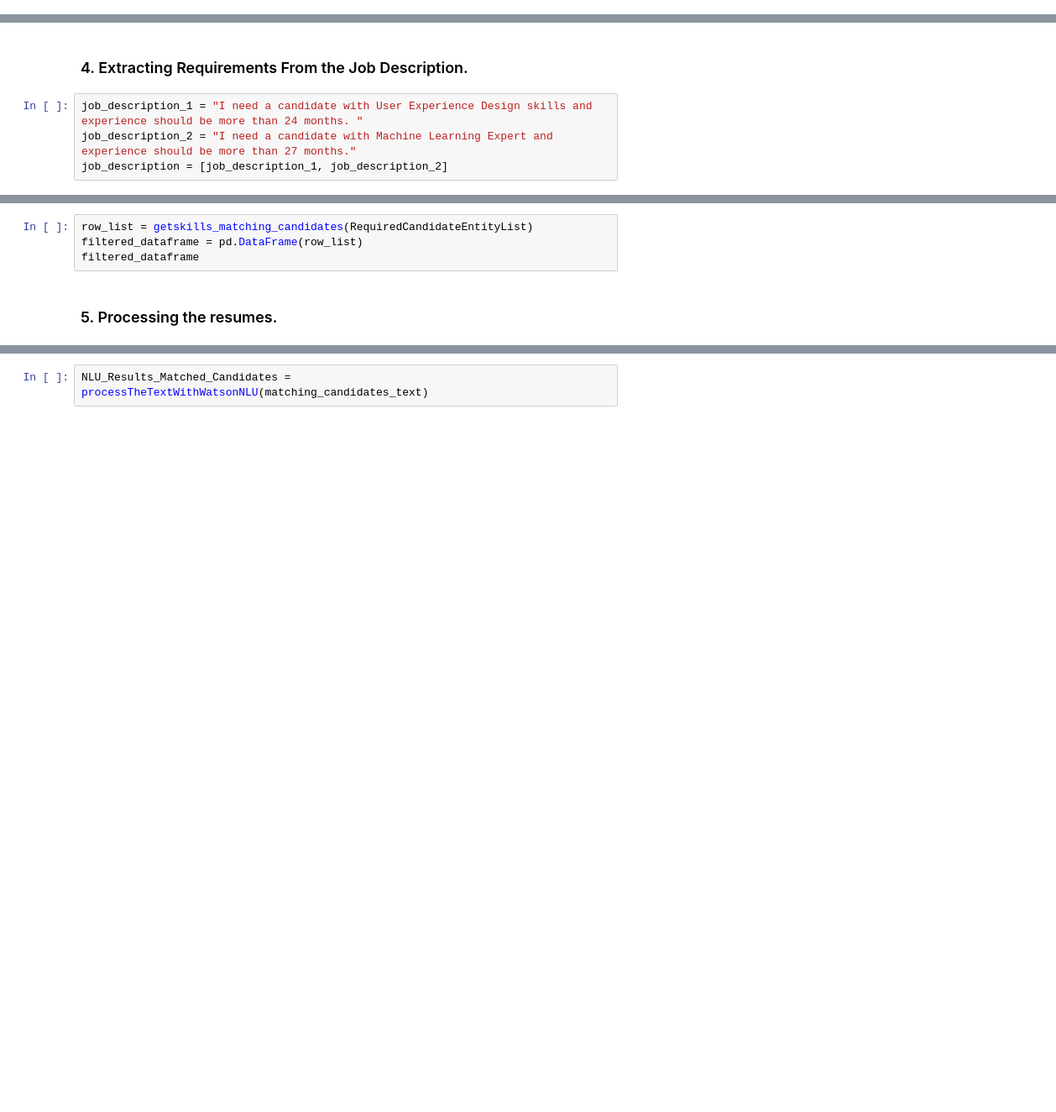
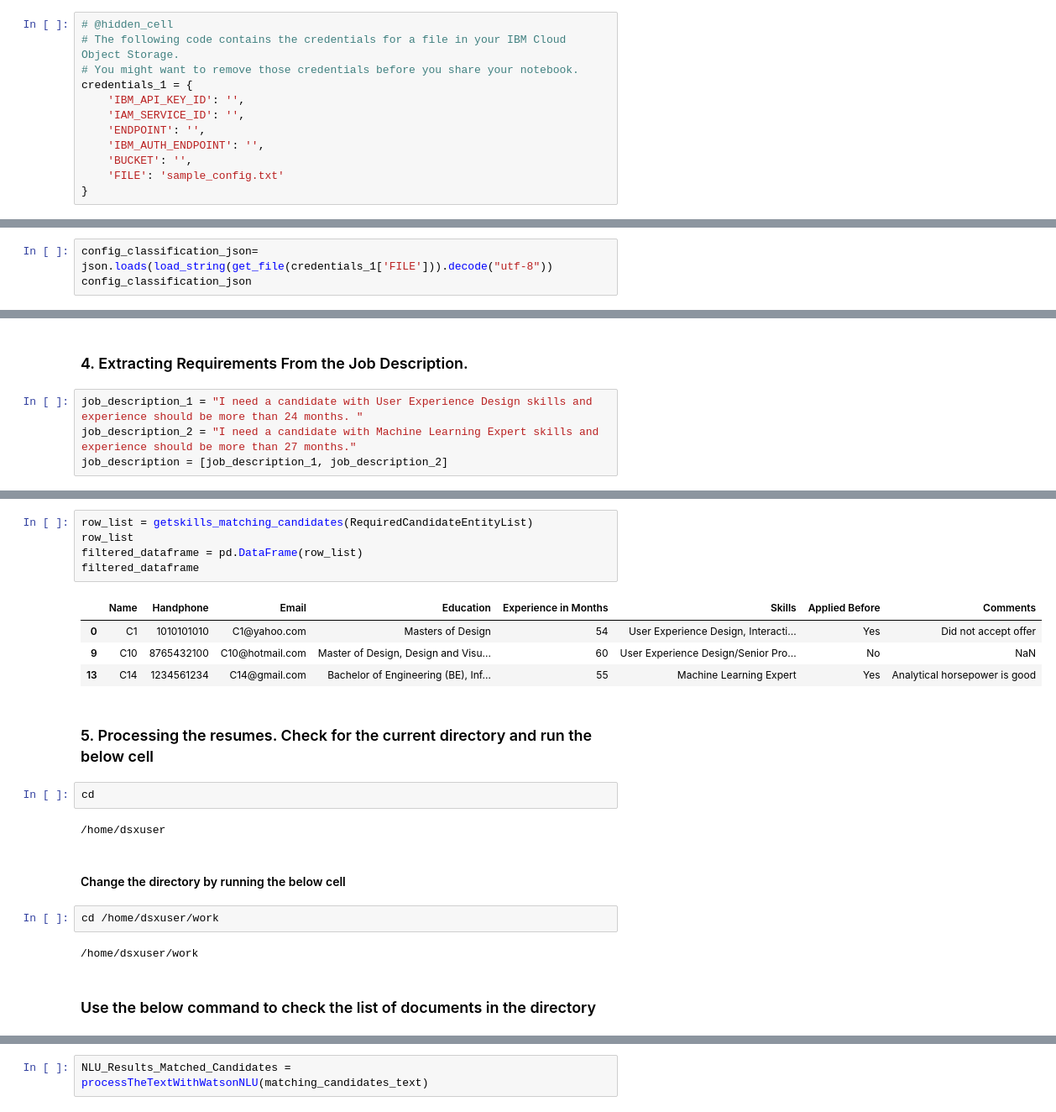
Before and after one commit to IBM/generate-insights-from-data-formats-with-watson, a Jupyter notebook: notebook/get_recommendations.ipynb, the cells around one changed output, grey strips where cells are left out. Shown at 84% size. Drawn from its saved outputs; the diff is of its cells as text; blank space fills up the shorter version.

```diff
--- a/notebook/get_recommendations.ipynb
+++ b/notebook/get_recommendations.ipynb
@@ -96,0 +91,12 @@ stu_df = df_data_1
+# %%
+# @hidden_cell
+# The following code contains the credentials for a file in your IBM Cloud Object Storage.
+# You might want to remove those credentials before you share your notebook.
+credentials_1 = {
+    'IBM_API_KEY_ID': '',
+    'IAM_SERVICE_ID': '',
+    'ENDPOINT': '',
+    'IBM_AUTH_ENDPOINT': '',
+    'BUCKET': '',
+    'FILE': 'sample_config.txt'
+}
@@ -96,0 +145,3 @@ stu_df = df_data_1
+# %%
+config_classification_json= json.loads(load_string(get_file(credentials_1['FILE'])).decode("utf-8"))
+config_classification_json
@@ -241,7 +326,7 @@ def replace_unicode_strings(response):
 ### 4. Extracting Requirements From the Job Description.
 # %%
 job_description_1 = "I need a candidate with User Experience Design skills and experience should be more than 24 months. "
-job_description_2 = "I need a candidate with Machine Learning Expert and experience should be more than 27 months."
+job_description_2 = "I need a candidate with Machine Learning Expert skills and experience should be more than 27 months."
 job_description = [job_description_1, job_description_2]
 # %%
 def getrequirements(job_description):
@@ -293,6 +406,24 @@ RequiredCandidateEntityList = getRequiredCandidateEntityList(requirement_jd)
 # %%
 row_list = getskills_matching_candidates(RequiredCandidateEntityList)
+row_list
 filtered_dataframe = pd.DataFrame(row_list)
 filtered_dataframe
+# %% [output]
+|  | Name | Handphone | Email | Education | Experience in Months | Skills | Applied Before | Comments |
+| 0 | C1 | 1010101010 | C1@yahoo.com | Masters of Design | 54 | User Experience Design, Interacti... | Yes | Did not accept offer |
+| 9 | C10 | 8765432100 | C10@hotmail.com | Master of Design, Design and Visu... | 60 | User Experience Design/Senior Pro... | No | NaN |
+| 13 | C14 | 1234561234 | C14@gmail.com | Bachelor of Engineering (BE), Inf... | 55 | Machine Learning Expert | Yes | Analytical horsepower is good |
 # %% [markdown]
-### 5. Processing the resumes.
+### 5. Processing the resumes. Check for the current directory and run the below cell
+# %%
+cd
+# %% [output]
+/home/dsxuser
+# %% [markdown]
+#### Change the directory by running the below cell
+# %%
+cd /home/dsxuser/work
+# %% [output]
+/home/dsxuser/work
+# %% [markdown]
+### Use the below command to check the list of documents in the directory
```
Also changed, not shown: parts of 38 cells of this notebook.
